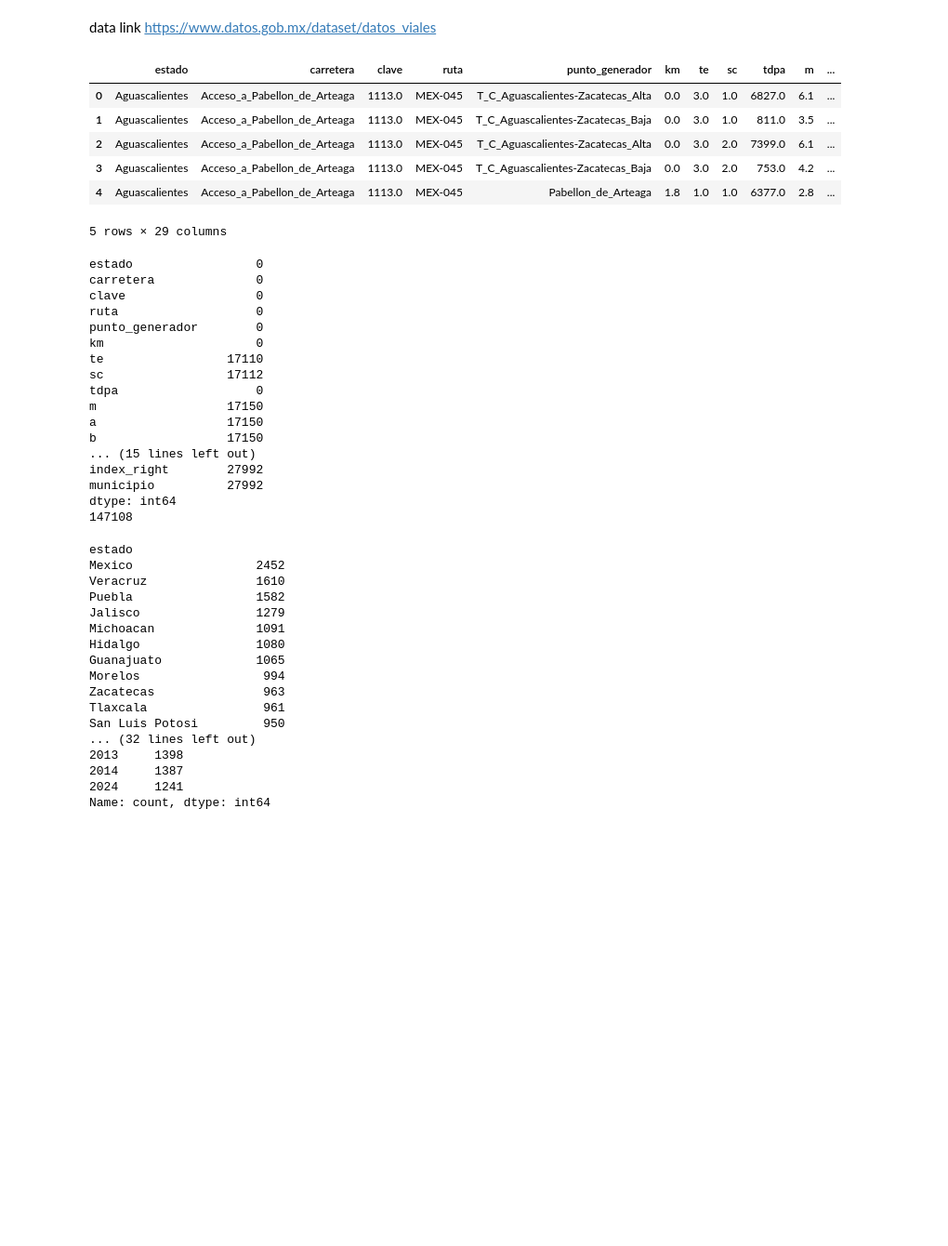
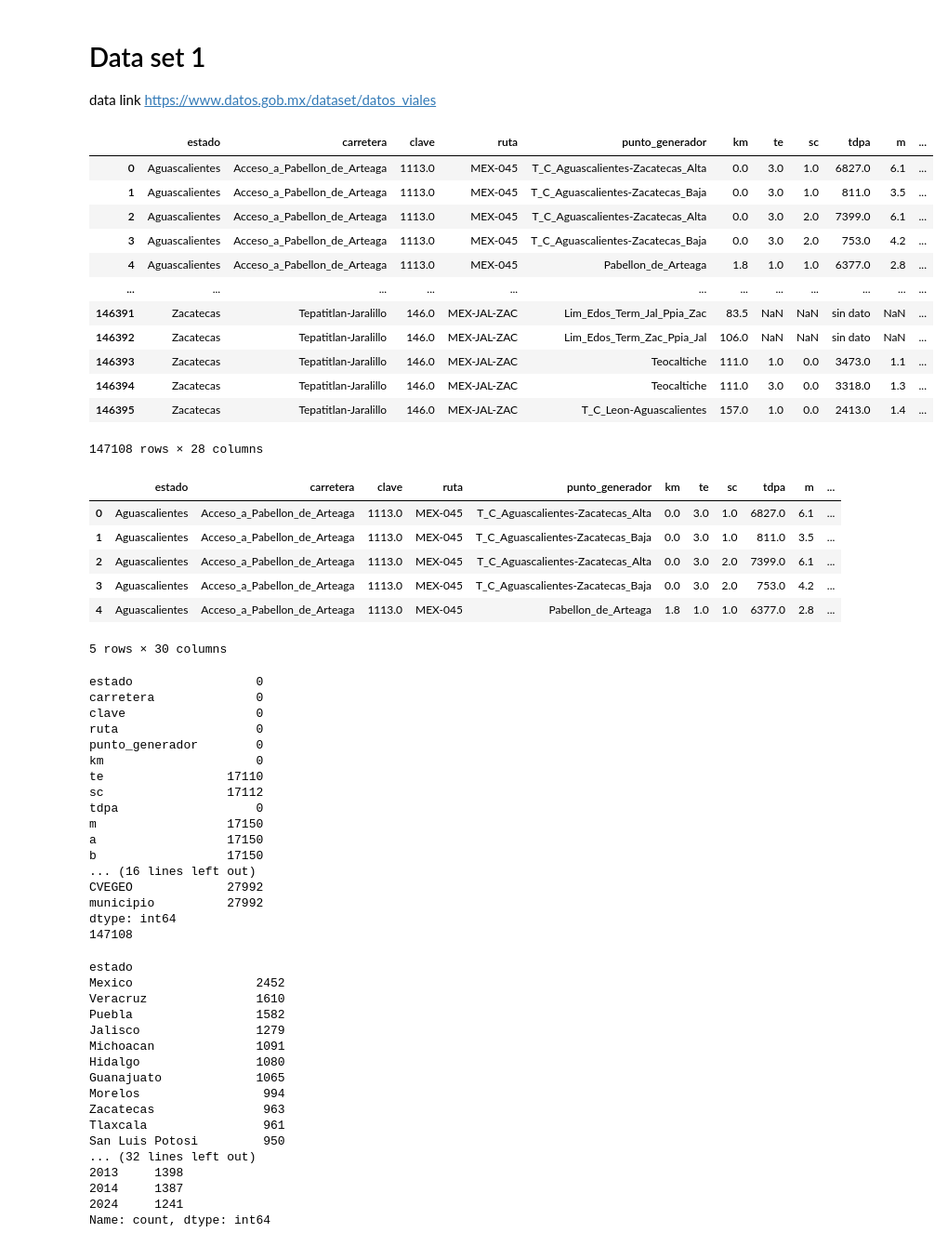
Before and after one commit to alexanakanishi/harris-week7, a Jupyter notebook: data_cleaning.ipynb, the cells around one changed output. Shown at 93% size. Cells and saved outputs as stored; diff of their text form; code cells hidden in the pictures; blank space fills up the shorter version.

```diff
--- a/data_cleaning.ipynb
+++ b/data_cleaning.ipynb
@@ -1,28 +1,44 @@
 # %% [markdown]
+# Data set 1
+
 data link
 https://www.datos.gob.mx/dataset/datos_viales
 # %%
 import pandas as pd
 import geopandas as gpd
 from shapely.geometry import Point
 
-df = pd.read_csv("data/Datos_viales_2013_2024.csv")
+data = pd.read_csv("data/Datos_viales_2013_2024.csv")
 municipios = gpd.read_file("data/Mexico_mun_layer_simplified.shp")  # INEGI shapefile
 
 # Create GeoDataFrame from your data
 gdf = gpd.GeoDataFrame(
-    df,
-    geometry=gpd.points_from_xy(df.longitud, df.latitud),
+    data,
+    geometry=gpd.points_from_xy(data.longitud, data.latitud),
     crs="EPSG:4326"
 )
 
 # Reproject to match shapefile CRS if needed
 municipios = municipios.to_crs("EPSG:4326")
 
 # Spatial join
-result = gpd.sjoin(gdf, municipios[["NOMGEO", "geometry"]], how="left", predicate="within")
+result = gpd.sjoin(gdf, municipios[["CVEGEO", "NOMGEO", "geometry"]], how="left", predicate="within")
 result = result.rename(columns={"NOMGEO": "municipio"})
 result.drop(columns=["geometry", "index_right"])
+# %% [output]
+|  | estado | carretera | clave | ruta | punto_generador | km | te | sc | tdpa | m | ... |
+| 0 | Aguascalientes | Acceso_a_Pabellon_de_Arteaga | 1113.0 | MEX-045 | T_C_Aguascalientes-Zacatecas_Alta | 0.0 | 3.0 | 1.0 | 6827.0 | 6.1 | ... |
+| 1 | Aguascalientes | Acceso_a_Pabellon_de_Arteaga | 1113.0 | MEX-045 | T_C_Aguascalientes-Zacatecas_Baja | 0.0 | 3.0 | 1.0 | 811.0 | 3.5 | ... |
+| 2 | Aguascalientes | Acceso_a_Pabellon_de_Arteaga | 1113.0 | MEX-045 | T_C_Aguascalientes-Zacatecas_Alta | 0.0 | 3.0 | 2.0 | 7399.0 | 6.1 | ... |
+| 3 | Aguascalientes | Acceso_a_Pabellon_de_Arteaga | 1113.0 | MEX-045 | T_C_Aguascalientes-Zacatecas_Baja | 0.0 | 3.0 | 2.0 | 753.0 | 4.2 | ... |
+| 4 | Aguascalientes | Acceso_a_Pabellon_de_Arteaga | 1113.0 | MEX-045 | Pabellon_de_Arteaga | 1.8 | 1.0 | 1.0 | 6377.0 | 2.8 | ... |
+| ... | ... | ... | ... | ... | ... | ... | ... | ... | ... | ... | ... |
+| 146391 | Zacatecas | Tepatitlan-Jaralillo | 146.0 | MEX-JAL-ZAC | Lim_Edos_Term_Jal_Ppia_Zac | 83.5 | NaN | NaN | sin dato | NaN | ... |
+| 146392 | Zacatecas | Tepatitlan-Jaralillo | 146.0 | MEX-JAL-ZAC | Lim_Edos_Term_Zac_Ppia_Jal | 106.0 | NaN | NaN | sin dato | NaN | ... |
+| 146393 | Zacatecas | Tepatitlan-Jaralillo | 146.0 | MEX-JAL-ZAC | Teocaltiche | 111.0 | 1.0 | 0.0 | 3473.0 | 1.1 | ... |
+| 146394 | Zacatecas | Tepatitlan-Jaralillo | 146.0 | MEX-JAL-ZAC | Teocaltiche | 111.0 | 3.0 | 0.0 | 3318.0 | 1.3 | ... |
+| 146395 | Zacatecas | Tepatitlan-Jaralillo | 146.0 | MEX-JAL-ZAC | T_C_Leon-Aguascalientes | 157.0 | 1.0 | 0.0 | 2413.0 | 1.4 | ... |
+147108 rows × 28 columns
 # %%
 result.head()
 # %% [output]
@@ -32,7 +48,7 @@ result.head()
 | 2 | Aguascalientes | Acceso_a_Pabellon_de_Arteaga | 1113.0 | MEX-045 | T_C_Aguascalientes-Zacatecas_Alta | 0.0 | 3.0 | 2.0 | 7399.0 | 6.1 | ... |
 | 3 | Aguascalientes | Acceso_a_Pabellon_de_Arteaga | 1113.0 | MEX-045 | T_C_Aguascalientes-Zacatecas_Baja | 0.0 | 3.0 | 2.0 | 753.0 | 4.2 | ... |
 | 4 | Aguascalientes | Acceso_a_Pabellon_de_Arteaga | 1113.0 | MEX-045 | Pabellon_de_Arteaga | 1.8 | 1.0 | 1.0 | 6377.0 | 2.8 | ... |
-5 rows × 29 columns
+5 rows × 30 columns
 # %%
 print(result.isna().sum())
 print(len(result))
@@ -49,8 +65,8 @@ tdpa                   0
 m                  17150
 a                  17150
 b                  17150
-... (15 lines left out)
-index_right        27992
+... (16 lines left out)
+CVEGEO             27992
 municipio          27992
 dtype: int64
 147108
```
Also changed, not shown: parts of 27 cells of this notebook.
